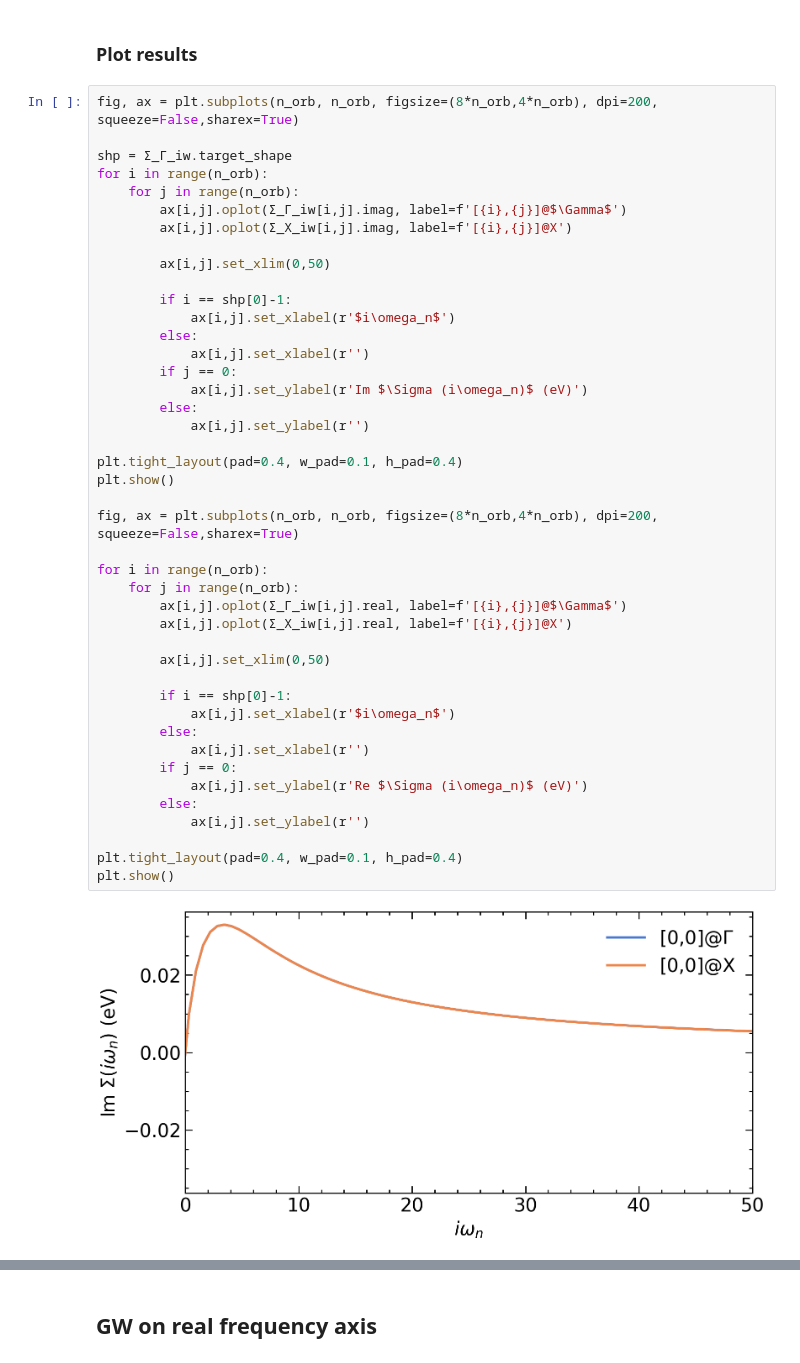
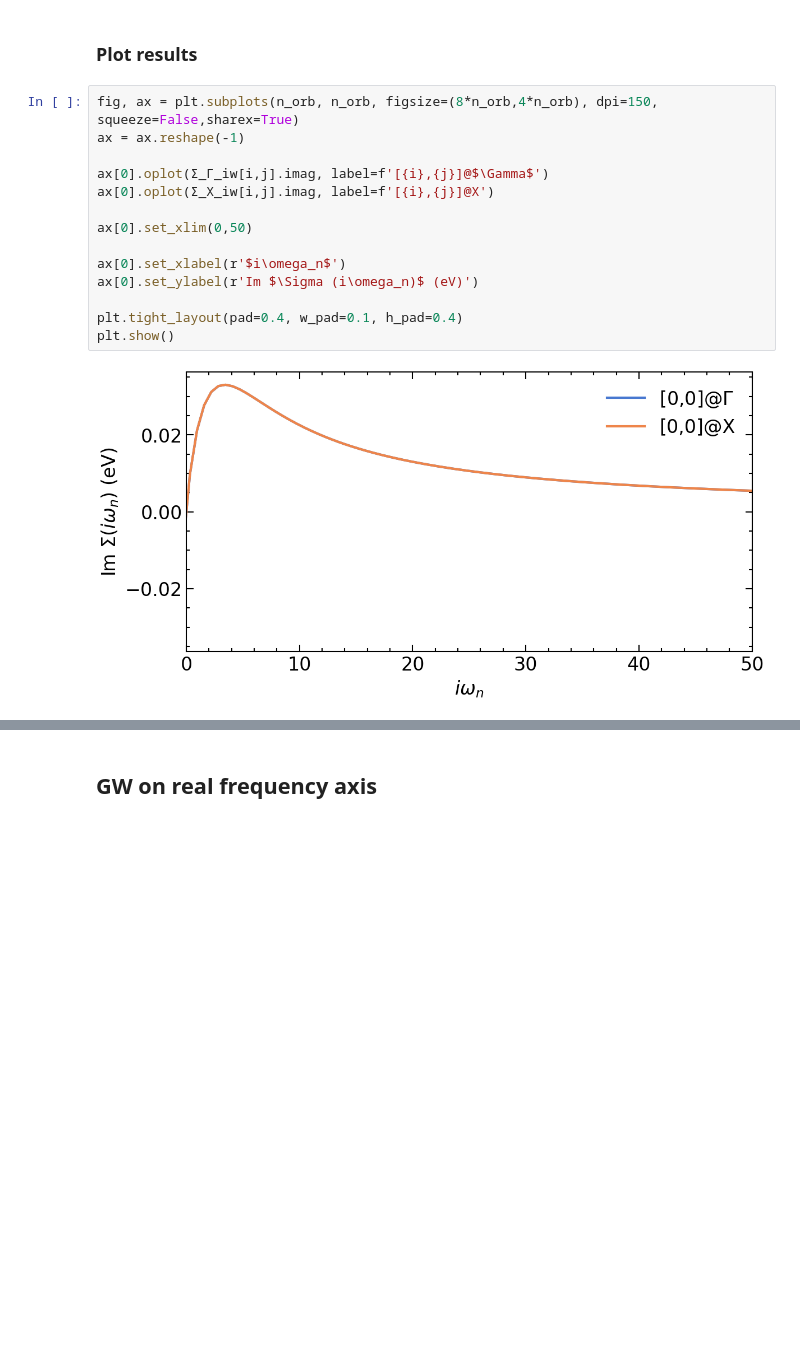
Before and after one commit to TRIQS/Nevanlinna, a Jupyter notebook: doc/tutorials/GW_tutorial.ipynb, the cells around one changed output, grey strips where cells are left out. Cells and saved outputs as stored; diff of their text form; blank space fills up the shorter version.

```diff
--- a/doc/tutorials/GW_tutorial.ipynb
+++ b/doc/tutorials/GW_tutorial.ipynb
@@ -168,47 +168,18 @@ G_wk = lattice_dyson_g_wk(mu, e_k, Σ_iwk)
 # %% [markdown]
 ### Plot results
 # %%
-fig, ax = plt.subplots(n_orb, n_orb, figsize=(8*n_orb,4*n_orb), dpi=200, squeeze=False,sharex=True)
+fig, ax = plt.subplots(n_orb, n_orb, figsize=(8*n_orb,4*n_orb), dpi=150, squeeze=False,sharex=True)
+ax = ax.reshape(-1)
 
-shp = Σ_Γ_iw.target_shape
-for i in range(n_orb):
-    for j in range(n_orb):
-        ax[i,j].oplot(Σ_Γ_iw[i,j].imag, label=f'[{i},{j}]@$\Gamma$')
-        ax[i,j].oplot(Σ_X_iw[i,j].imag, label=f'[{i},{j}]@X')
+ax[0].oplot(Σ_Γ_iw[i,j].imag, label=f'[{i},{j}]@$\Gamma$')
+ax[0].oplot(Σ_X_iw[i,j].imag, label=f'[{i},{j}]@X')
 
-        ax[i,j].set_xlim(0,50)
+ax[0].set_xlim(0,50)
 
-        if i == shp[0]-1:
-            ax[i,j].set_xlabel(r'$i\omega_n$')
-        else:
-            ax[i,j].set_xlabel(r'')
-        if j == 0:
-            ax[i,j].set_ylabel(r'Im $\Sigma (i\omega_n)$ (eV)')
-        else:
-            ax[i,j].set_ylabel(r'')
+ax[0].set_xlabel(r'$i\omega_n$')
+ax[0].set_ylabel(r'Im $\Sigma (i\omega_n)$ (eV)')
 
 plt.tight_layout(pad=0.4, w_pad=0.1, h_pad=0.4)
 plt.show()
-
-fig, ax = plt.subplots(n_orb, n_orb, figsize=(8*n_orb,4*n_orb), dpi=200, squeeze=False,sharex=True)
-
-for i in range(n_orb):
-    for j in range(n_orb):
-        ax[i,j].oplot(Σ_Γ_iw[i,j].real, label=f'[{i},{j}]@$\Gamma$')
-        ax[i,j].oplot(Σ_X_iw[i,j].real, label=f'[{i},{j}]@X')
-
-        ax[i,j].set_xlim(0,50)
-
-        if i == shp[0]-1:
-            ax[i,j].set_xlabel(r'$i\omega_n$')
-        else:
-            ax[i,j].set_xlabel(r'')
-        if j == 0:
-            ax[i,j].set_ylabel(r'Re $\Sigma (i\omega_n)$ (eV)')
-        else:
-            ax[i,j].set_ylabel(r'')
-
-plt.tight_layout(pad=0.4, w_pad=0.1, h_pad=0.4)
-plt.show()
 # %% [output]
-[figure, old version]
+[figure, new version]
```
Also changed, not shown: parts of 10 cells of this notebook, 3 other files.
